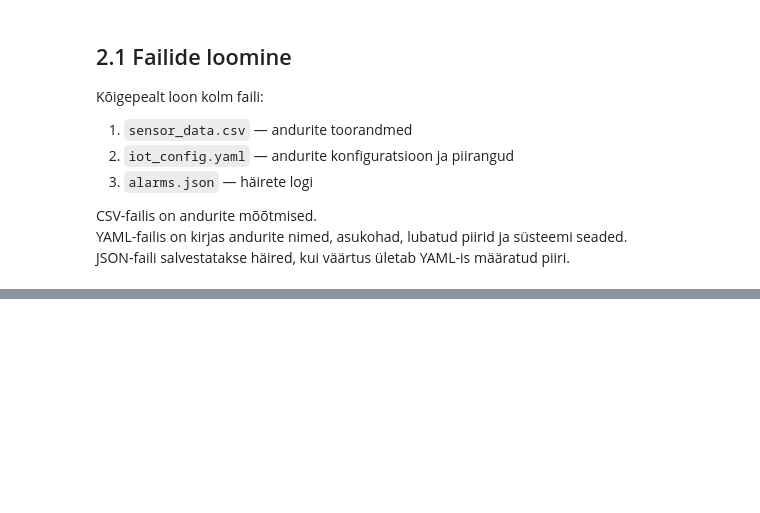
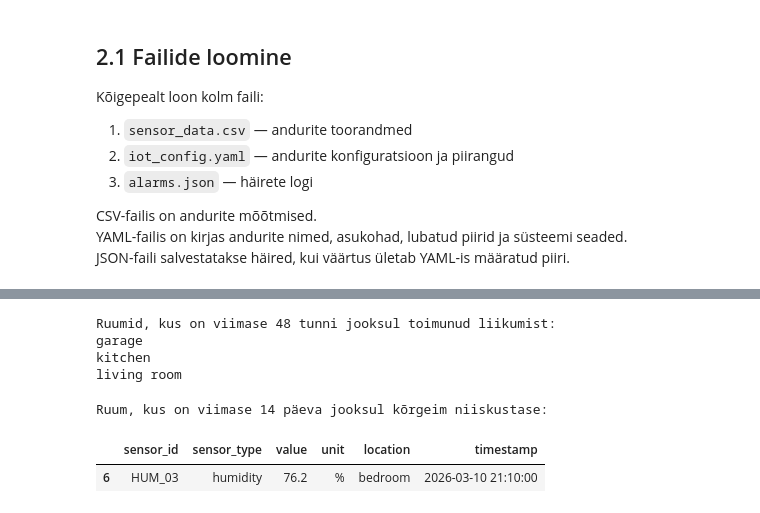
Before and after one commit to gloofys/programmeerimisealusedpython, a Jupyter notebook: programmeerimine/Task5_Brosman.ipynb, the cells around one changed output, grey strips where cells are left out. Drawn from its saved outputs; the diff is of its cells as text; code cells hidden in the pictures; blank space fills up the shorter version.

```diff
--- a/programmeerimine/Task5_Brosman.ipynb
+++ b/programmeerimine/Task5_Brosman.ipynb
@@ -1008,0 +1455,75 @@ sensor_rows = [
+# %%
+def find_rooms_with_motion_last_48_hours(sensor_data: pd.DataFrame) -> list[str]:
+    """
+    Leiab ruumid, kus on toimunud liikumist viimase 48 tunni jooksul.
+
+    Parameters
+    ----------
+    sensor_data : pd.DataFrame
+        Andurite andmed.
+
+    Returns
+    -------
+    list[str]
+        Ruumide nimekiri.
+    """
+    latest_time = sensor_data["timestamp"].max()
+    start_time = latest_time - timedelta(hours=LAST_HOURS_FOR_MOTION)
+
+    motion_data = sensor_data[
+        (sensor_data["sensor_type"] == "motion") &
+        (sensor_data["value"] == 1) &
+        (sensor_data["timestamp"] >= start_time)
+    ]
+
+    return sorted(motion_data["location"].unique())
+
+
+rooms_with_motion = find_rooms_with_motion_last_48_hours(sensor_data)
+
+print("Ruumid, kus on viimase 48 tunni jooksul toimunud liikumist:")
+for room in rooms_with_motion:
+    print(room)
+# %% [output]
+Ruumid, kus on viimase 48 tunni jooksul toimunud liikumist:
+garage
+kitchen
+living room
+# %%
+def find_room_with_highest_humidity_last_14_days(sensor_data: pd.DataFrame) -> pd.DataFrame:
+    """
+    Leiab ruumi, kus on viimase 14 päeva jooksul registreeritud kõrgeim niiskustase.
+
+    Parameters
+    ----------
+    sensor_data : pd.DataFrame
+        Andurite andmed.
+
+    Returns
+    -------
+    pd.DataFrame
+        Kõrgeima niiskustasemega mõõtmine.
+    """
+    latest_time = sensor_data["timestamp"].max()
+    start_time = latest_time - timedelta(days=LAST_DAYS_FOR_HUMIDITY)
+
+    humidity_data = sensor_data[
+        (sensor_data["sensor_type"] == "humidity") &
+        (sensor_data["timestamp"] >= start_time)
+    ]
+
+    if humidity_data.empty:
+        return pd.DataFrame(columns=sensor_data.columns)
+
+    max_index = humidity_data["value"].idxmax()
+    return humidity_data.loc[[max_index]]
+
+
+highest_humidity = find_room_with_highest_humidity_last_14_days(sensor_data)
+
+print("Ruum, kus on viimase 14 päeva jooksul kõrgeim niiskustase:")
+display(highest_humidity)
+# %% [output]
+Ruum, kus on viimase 14 päeva jooksul kõrgeim niiskustase:
+|  | sensor_id | sensor_type | value | unit | location | timestamp |
+| 6 | HUM_03 | humidity | 76.2 | % | bedroom | 2026-03-10 21:10:00 |
```
Also changed, not shown: parts of 33 cells of this notebook, 4 other files.
